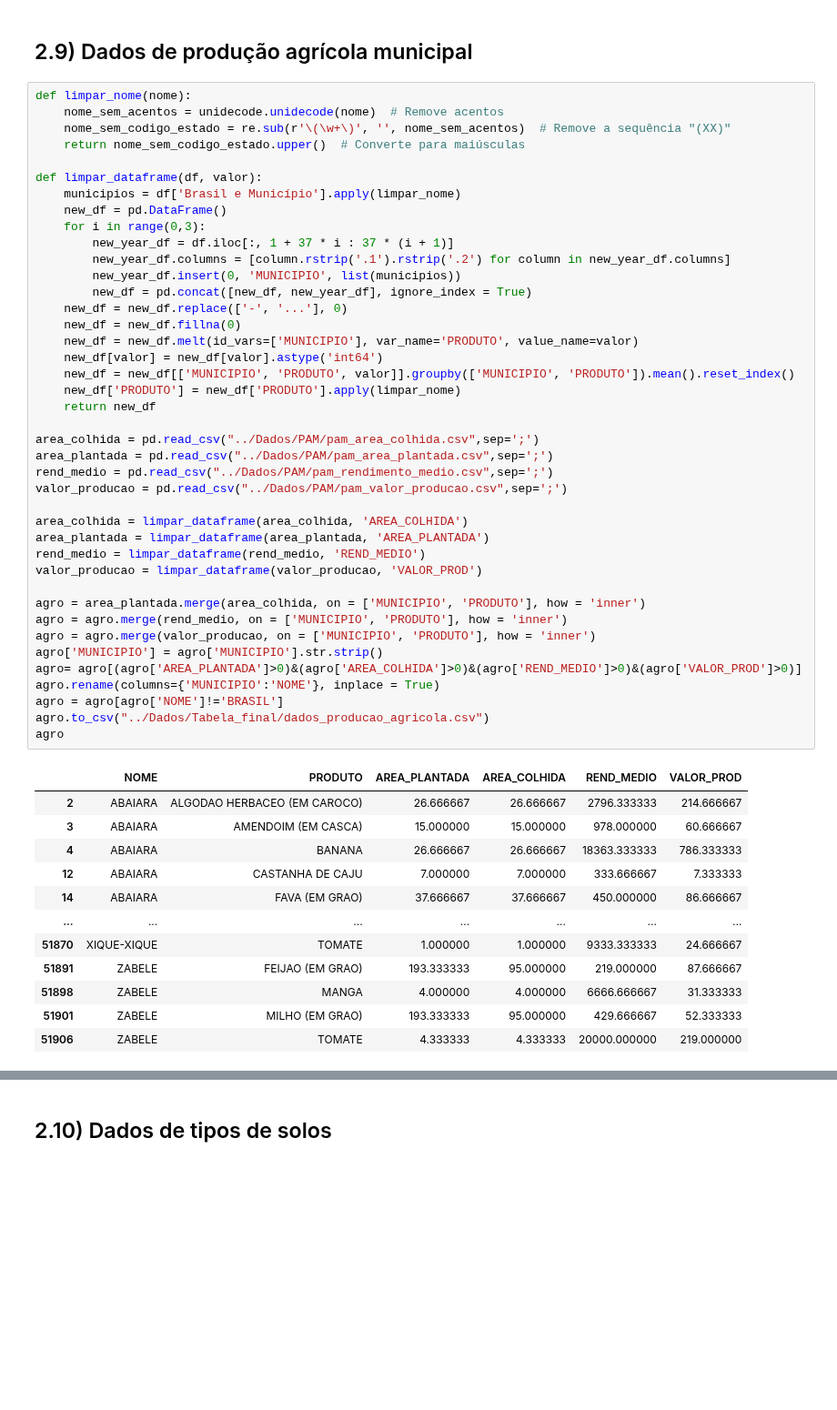
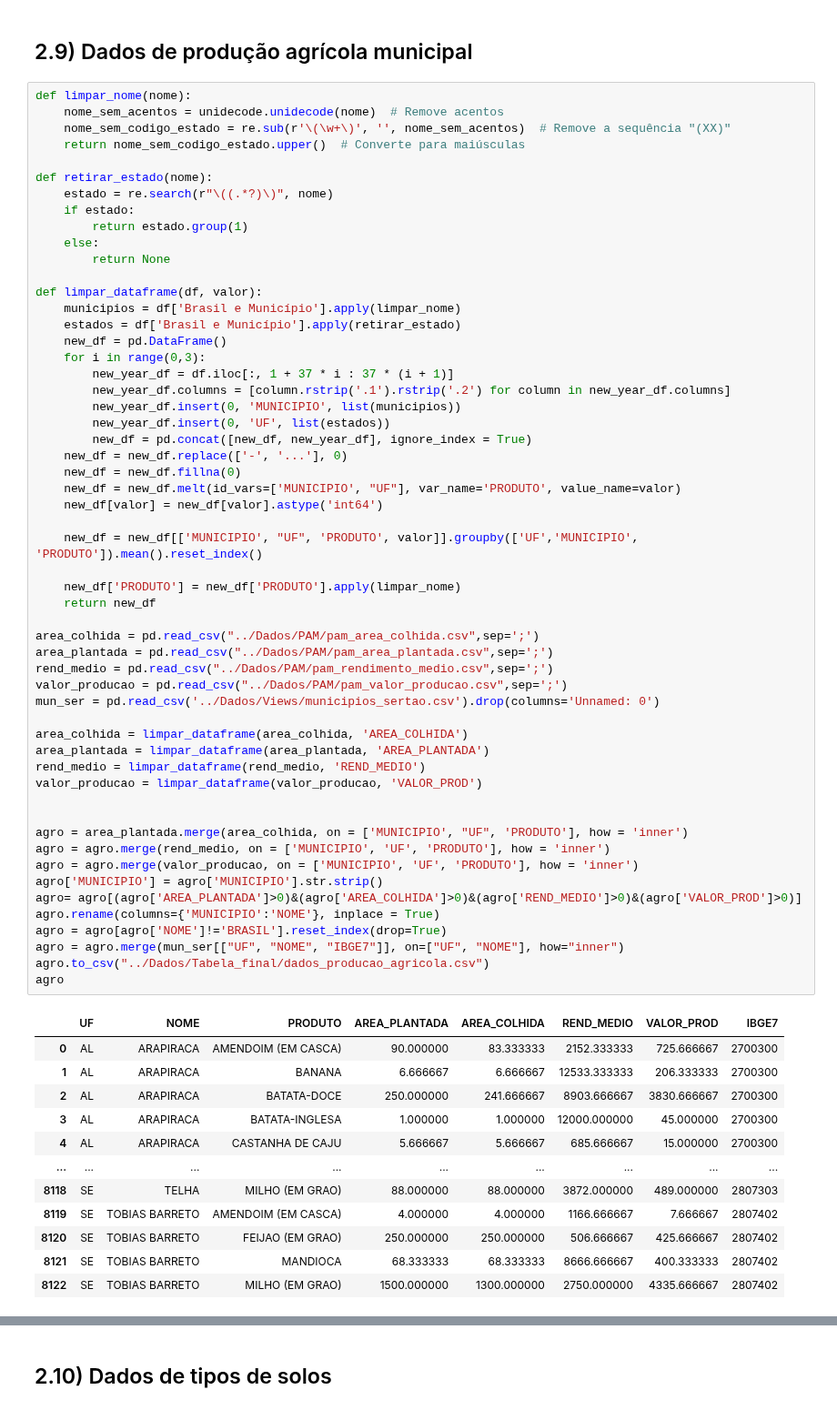
Before and after one commit to caiosoter/BCG2023, a Jupyter notebook: Notebooks/ColetaDosDados.ipynb, the cells around one changed output, grey strips where cells are left out. Shown at 91% size. Cells and saved outputs as stored; diff of their text form; blank space fills up the shorter version.

Commit message:
Adicionando UF no dataframe de produtos agricolas

```diff
--- a/Notebooks/ColetaDosDados.ipynb
+++ b/Notebooks/ColetaDosDados.ipynb
@@ -491,51 +491,65 @@ def limpar_nome(nome):
     nome_sem_codigo_estado = re.sub(r'\(\w+\)', '', nome_sem_acentos)  # Remove a sequência "(XX)"
     return nome_sem_codigo_estado.upper()  # Converte para maiúsculas
 
+def retirar_estado(nome):
+    estado = re.search(r"\((.*?)\)", nome)
+    if estado:
+        return estado.group(1)
+    else:
+        return None
+
 def limpar_dataframe(df, valor):
     municipios = df['Brasil e Município'].apply(limpar_nome)
+    estados = df['Brasil e Município'].apply(retirar_estado)
     new_df = pd.DataFrame()
     for i in range(0,3):
         new_year_df = df.iloc[:, 1 + 37 * i : 37 * (i + 1)]
         new_year_df.columns = [column.rstrip('.1').rstrip('.2') for column in new_year_df.columns]
         new_year_df.insert(0, 'MUNICIPIO', list(municipios))
+        new_year_df.insert(0, 'UF', list(estados))
         new_df = pd.concat([new_df, new_year_df], ignore_index = True)
     new_df = new_df.replace(['-', '...'], 0)
     new_df = new_df.fillna(0)
-    new_df = new_df.melt(id_vars=['MUNICIPIO'], var_name='PRODUTO', value_name=valor)
+    new_df = new_df.melt(id_vars=['MUNICIPIO', "UF"], var_name='PRODUTO', value_name=valor)
     new_df[valor] = new_df[valor].astype('int64')
-    new_df = new_df[['MUNICIPIO', 'PRODUTO', valor]].groupby(['MUNICIPIO', 'PRODUTO']).mean().reset_index()
+
+    new_df = new_df[['MUNICIPIO', "UF", 'PRODUTO', valor]].groupby(['UF','MUNICIPIO', 'PRODUTO']).mean().reset_index()
+
     new_df['PRODUTO'] = new_df['PRODUTO'].apply(limpar_nome)
     return new_df
 
 area_colhida = pd.read_csv("../Dados/PAM/pam_area_colhida.csv",sep=';')
 area_plantada = pd.read_csv("../Dados/PAM/pam_area_plantada.csv",sep=';')
 rend_medio = pd.read_csv("../Dados/PAM/pam_rendimento_medio.csv",sep=';')
 valor_producao = pd.read_csv("../Dados/PAM/pam_valor_producao.csv",sep=';')
+mun_ser = pd.read_csv('../Dados/Views/municipios_sertao.csv').drop(columns='Unnamed: 0')
 
 area_colhida = limpar_dataframe(area_colhida, 'AREA_COLHIDA')
 area_plantada = limpar_dataframe(area_plantada, 'AREA_PLANTADA')
 rend_medio = limpar_dataframe(rend_medio, 'REND_MEDIO')
 valor_producao = limpar_dataframe(valor_producao, 'VALOR_PROD')
 
-agro = area_plantada.merge(area_colhida, on = ['MUNICIPIO', 'PRODUTO'], how = 'inner')
-agro = agro.merge(rend_medio, on = ['MUNICIPIO', 'PRODUTO'], how = 'inner')
-agro = agro.merge(valor_producao, on = ['MUNICIPIO', 'PRODUTO'], how = 'inner')
+
+agro = area_plantada.merge(area_colhida, on = ['MUNICIPIO', "UF", 'PRODUTO'], how = 'inner')
+agro = agro.merge(rend_medio, on = ['MUNICIPIO', 'UF', 'PRODUTO'], how = 'inner')
+agro = agro.merge(valor_producao, on = ['MUNICIPIO', 'UF', 'PRODUTO'], how = 'inner')
 agro['MUNICIPIO'] = agro['MUNICIPIO'].str.strip()
 agro= agro[(agro['AREA_PLANTADA']>0)&(agro['AREA_COLHIDA']>0)&(agro['REND_MEDIO']>0)&(agro['VALOR_PROD']>0)]
 agro.rename(columns={'MUNICIPIO':'NOME'}, inplace = True)
-agro = agro[agro['NOME']!='BRASIL']
+agro = agro[agro['NOME']!='BRASIL'].reset_index(drop=True)
+agro = agro.merge(mun_ser[["UF", "NOME", "IBGE7"]], on=["UF", "NOME"], how="inner")
 agro.to_csv("../Dados/Tabela_final/dados_producao_agricola.csv")
 agro
 # %% [output]
-|  | NOME | PRODUTO | AREA_PLANTADA | AREA_COLHIDA | REND_MEDIO | VALOR_PROD |
-| 2 | ABAIARA | ALGODAO HERBACEO (EM CAROCO) | 26.666667 | 26.666667 | 2796.333333 | 214.666667 |
-| 3 | ABAIARA | AMENDOIM (EM CASCA) | 15.000000 | 15.000000 | 978.000000 | 60.666667 |
-| 4 | ABAIARA | BANANA | 26.666667 | 26.666667 | 18363.333333 | 786.333333 |
-| 12 | ABAIARA | CASTANHA DE CAJU | 7.000000 | 7.000000 | 333.666667 | 7.333333 |
-| 14 | ABAIARA | FAVA (EM GRAO) | 37.666667 | 37.666667 | 450.000000 | 86.666667 |
-| ... | ... | ... | ... | ... | ... | ... |
-| 51870 | XIQUE-XIQUE | TOMATE | 1.000000 | 1.000000 | 9333.333333 | 24.666667 |
-| 51891 | ZABELE | FEIJAO (EM GRAO) | 193.333333 | 95.000000 | 219.000000 | 87.666667 |
-| 51898 | ZABELE | MANGA | 4.000000 | 4.000000 | 6666.666667 | 31.333333 |
-| 51901 | ZABELE | MILHO (EM GRAO) | 193.333333 | 95.000000 | 429.666667 | 52.333333 |
-| 51906 | ZABELE | TOMATE | 4.333333 | 4.333333 | 20000.000000 | 219.000000 |
+|  | UF | NOME | PRODUTO | AREA_PLANTADA | AREA_COLHIDA | REND_MEDIO | VALOR_PROD | IBGE7 |
+| 0 | AL | ARAPIRACA | AMENDOIM (EM CASCA) | 90.000000 | 83.333333 | 2152.333333 | 725.666667 | 2700300 |
+| 1 | AL | ARAPIRACA | BANANA | 6.666667 | 6.666667 | 12533.333333 | 206.333333 | 2700300 |
+| 2 | AL | ARAPIRACA | BATATA-DOCE | 250.000000 | 241.666667 | 8903.666667 | 3830.666667 | 2700300 |
+| 3 | AL | ARAPIRACA | BATATA-INGLESA | 1.000000 | 1.000000 | 12000.000000 | 45.000000 | 2700300 |
+| 4 | AL | ARAPIRACA | CASTANHA DE CAJU | 5.666667 | 5.666667 | 685.666667 | 15.000000 | 2700300 |
+| ... | ... | ... | ... | ... | ... | ... | ... | ... |
+| 8118 | SE | TELHA | MILHO (EM GRAO) | 88.000000 | 88.000000 | 3872.000000 | 489.000000 | 2807303 |
+| 8119 | SE | TOBIAS BARRETO | AMENDOIM (EM CASCA) | 4.000000 | 4.000000 | 1166.666667 | 7.666667 | 2807402 |
+| 8120 | SE | TOBIAS BARRETO | FEIJAO (EM GRAO) | 250.000000 | 250.000000 | 506.666667 | 425.666667 | 2807402 |
+| 8121 | SE | TOBIAS BARRETO | MANDIOCA | 68.333333 | 68.333333 | 8666.666667 | 400.333333 | 2807402 |
+| 8122 | SE | TOBIAS BARRETO | MILHO (EM GRAO) | 1500.000000 | 1300.000000 | 2750.000000 | 4335.666667 | 2807402 |
```
Also changed, not shown: parts of 1 cell of this notebook.
